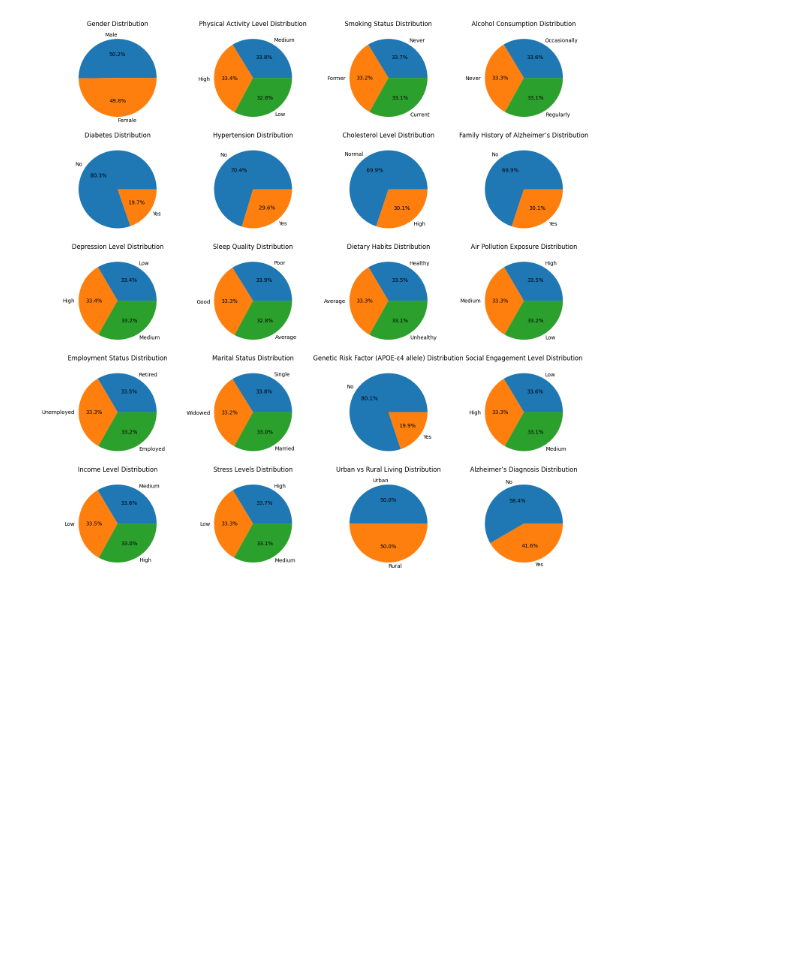
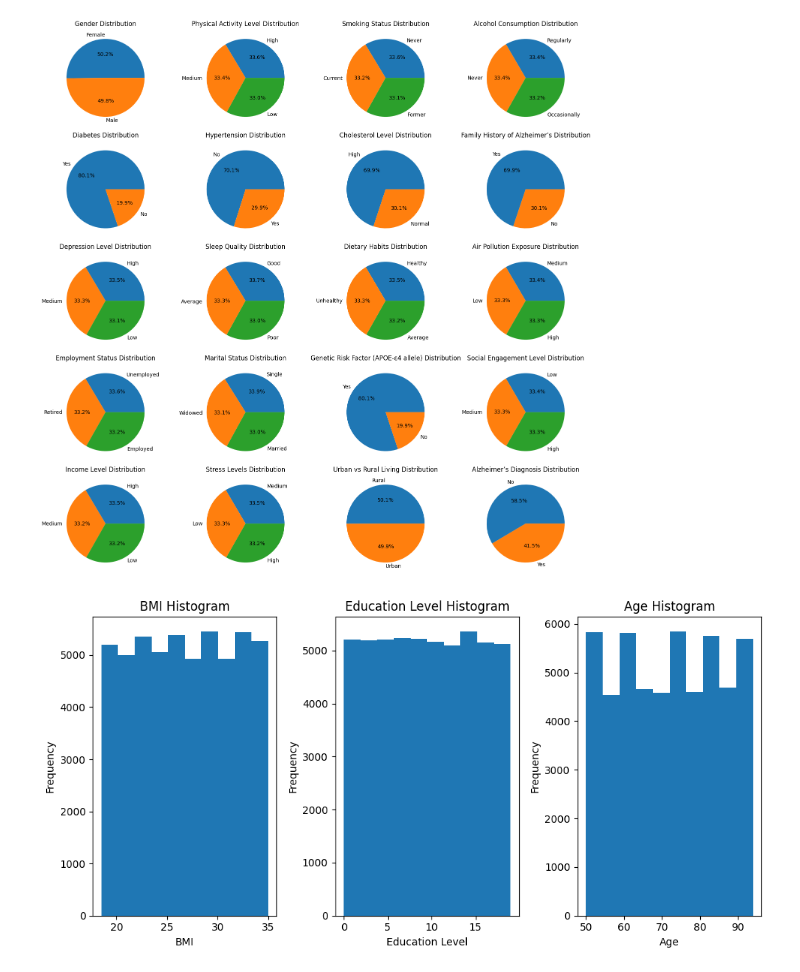
Before and after one commit to jeremlee/alzheimers-classification-model, a Jupyter notebook: main.ipynb, the cells around one changed output. Drawn from its saved outputs; the diff is of its cells as text; code cells hidden in the pictures; blank space fills up the shorter version.

Commit message:
changed architecture, added more visualizations

```diff
--- a/main.ipynb
+++ b/main.ipynb
@@ -74,36 +94,58 @@ plt.show()
 # %%
+dataset = dataset.sample(frac=1, random_state=42).reset_index(drop=True)
+
 X = dataset.drop(columns=['Alzheimer’s Diagnosis'])
 y = dataset['Alzheimer’s Diagnosis']
 split_percentage = 0.7
 rows = len(dataset)
 split_index = int(rows * split_percentage)
 X_train = X[:split_index]
 X_test = X[split_index:]
 y_train = y[:split_index]
 y_test = y[split_index:]
 
 fig, axes = plt.subplots(5, 4, figsize=(15, 15))
 for i, (column, mapping) in enumerate(mappings.items()):
     row, col = divmod(i, 4)
     if column == 'Alzheimer’s Diagnosis':
         axes[row, col].pie(
             y_train.value_counts(),
             labels=['No','Yes'],
             autopct='%1.1f%%'
         )
         axes[row, col].set_title('Alzheimer’s Diagnosis Distribution')
         break
     axes[row, col].pie(
         X_train[column].value_counts(),
         labels=[reverse_mappings[column][val] for val in X_train[column].unique()],
         autopct='%1.1f%%'
     )
     axes[row, col].set_title(f'{column} Distribution')
 
 plt.tight_layout()
 plt.show()
+
+fig, axes = plt.subplots(1,3,figsize=(10,5))
+axes[0].hist(X_train['BMI'])
+axes[0].set_xlabel('BMI')
+axes[0].set_ylabel('Frequency')
+axes[0].set_title('BMI Histogram')
+
+axes[1].hist(X_train['Education Level'])
+axes[1].set_xlabel('Education Level')
+axes[1].set_ylabel('Frequency')
+axes[1].set_title('Education Level Histogram')
+
+axes[2].hist(X_train['Age'])
+axes[2].set_xlabel('Age')
+axes[2].set_ylabel('Frequency')
+axes[2].set_title('Age Histogram')
+
+plt.tight_layout()
+plt.show()
 # %% [output]
-[figure, old version]
+[figure, new version]
+[figure, added]
 # %%
 model = Sequential()
 model.add(Input(shape=(23,)))
```
Also changed, not shown: parts of 3 cells of this notebook.
